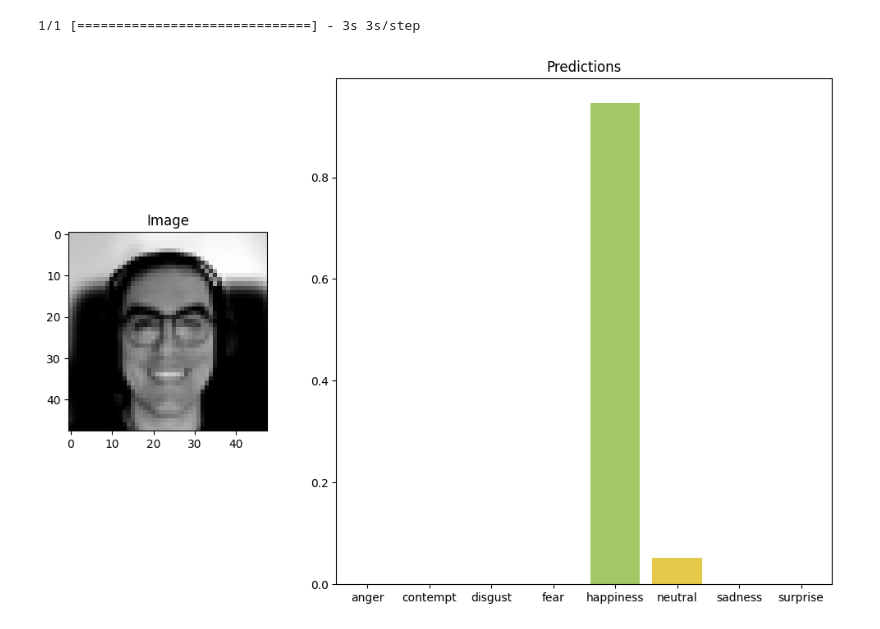
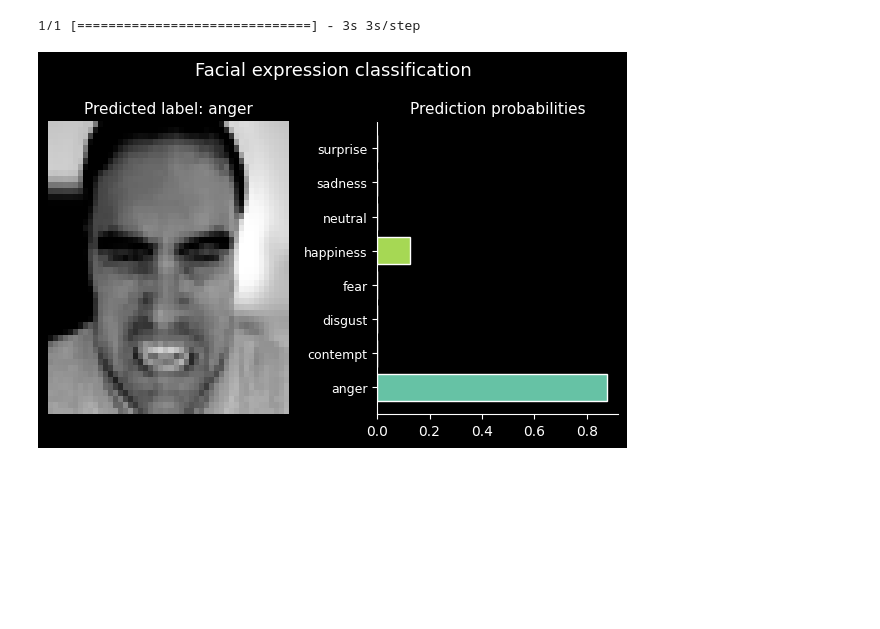
Before and after one commit to juanbadal/ih-final-project, a Jupyter notebook: notebooks/app_demo.ipynb, the cells around one changed output. Saved outputs shown, nothing was run; the diff lists cells and outputs as text; code cells hidden in the pictures; blank space fills up the shorter version.

```diff
--- a/notebooks/app_demo.ipynb
+++ b/notebooks/app_demo.ipynb
@@ -4,7 +1,7 @@ sys.path.append('c:\\Users\\Juan\\Documents\\Ironhack\\Week_9\\ih-final-project\
 # %%
 import functions
 
-functions.demo_image_fe_pred(image_filename='juan-happy.png', model_filename='ResNet50_model.h5')
+functions.process_image_and_predict(image_filename='e.png', model_filename='ResNet50_model.h5')
 # %% [output]
 1/1 [==============================] - 3s 3s/step
-[figure, old version]
+[figure, new version]
```
Also changed, not shown: parts of 1 cell of this notebook, 10 other files.
